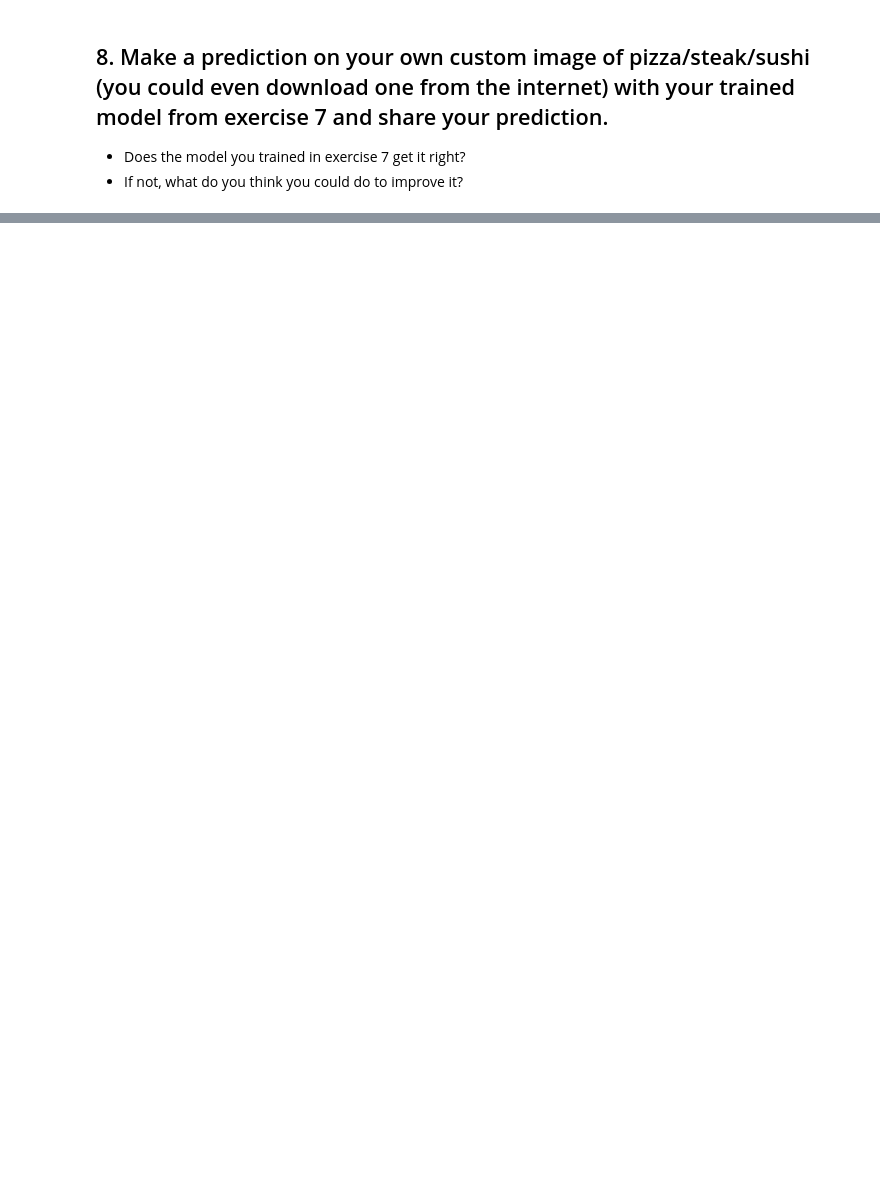
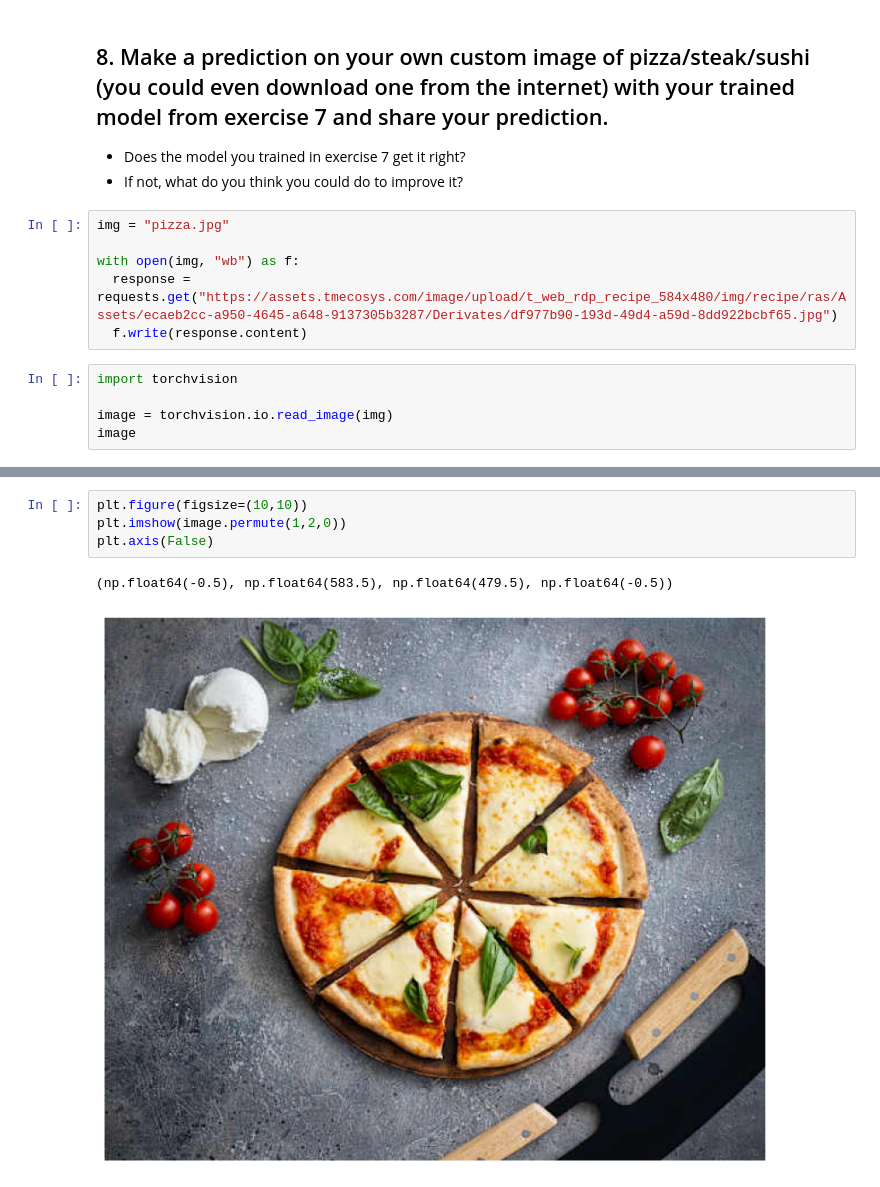
Before and after one commit to danilovpy/learnpytorchioexe, a Jupyter notebook: extras/exercises/04_pytorch_custom_datasets_exercises.ipynb, the cells around one changed output, grey strips where cells are left out. Saved outputs shown, nothing was run; the diff lists cells and outputs as text; blank space fills up the shorter version.

```diff
--- a/extras/exercises/04_pytorch_custom_datasets_exercises.ipynb
+++ b/extras/exercises/04_pytorch_custom_datasets_exercises.ipynb
@@ -576,3 +696,14 @@ torch.cuda.manual_seed(42)
 ## 8. Make a prediction on your own custom image of pizza/steak/sushi (you could even download one from the internet) with your trained model from exercise 7 and share your prediction.
 * Does the model you trained in exercise 7 get it right?
 * If not, what do you think you could do to improve it?
+# %%
+img = "pizza.jpg"
+
+with open(img, "wb") as f:
+  response = requests.get("https://assets.tmecosys.com/image/upload/t_web_rdp_recipe_584x480/img/recipe/ras/Assets/ecaeb2cc-a950-4645-a648-9137305b3287/Derivates/df977b90-193d-49d4-a59d-8dd922bcbf65.jpg")
+  f.write(response.content)
+# %%
+import torchvision
+
+image = torchvision.io.read_image(img)
+image
@@ -578,0 +728,7 @@ torch.cuda.manual_seed(42)
+# %%
+plt.figure(figsize=(10,10))
+plt.imshow(image.permute(1,2,0))
+plt.axis(False)
+# %% [output]
+(np.float64(-0.5), np.float64(583.5), np.float64(479.5), np.float64(-0.5))
+[figure, added]
```
Also changed, not shown: parts of 15 cells of this notebook.
